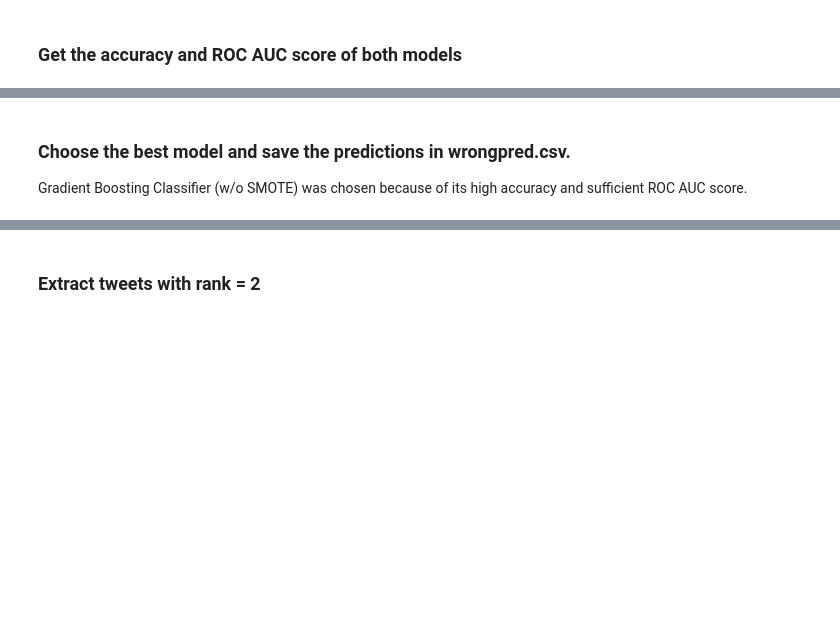
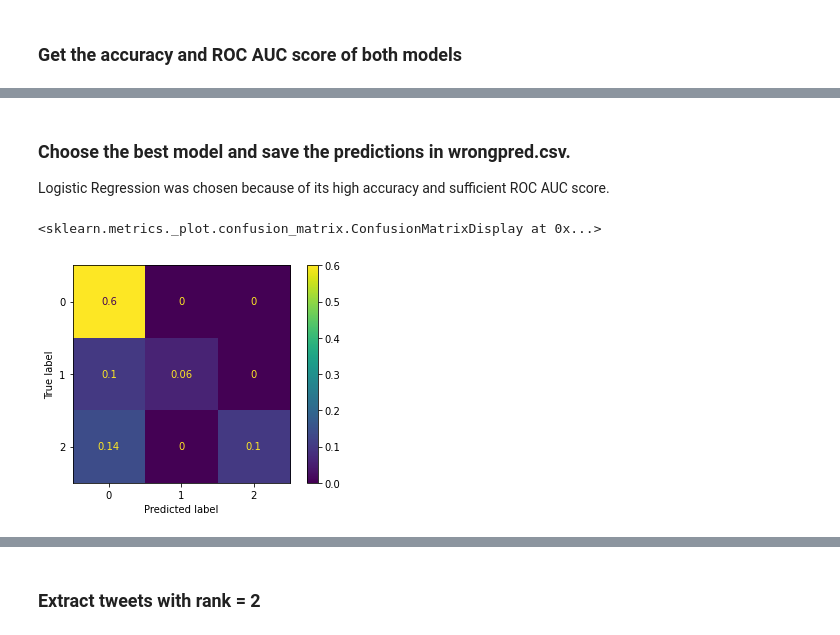
Before and after one commit to CS180-2122-sakUNA/sakUNA, a Jupyter notebook: testmodel.ipynb, the cells around one changed output, grey strips where cells are left out. Cells and saved outputs as stored; diff of their text form; code cells hidden in the pictures; blank space fills up the shorter version.

Commit message:
Added confusion matrices

```diff
--- a/testmodel.ipynb
+++ b/testmodel.ipynb
@@ -196,3 +198,10 @@ ROC AUC score: 0.8181077694235589
 # %% [markdown]
 ### Choose the best model and save the predictions in wrongpred.csv.
-Gradient Boosting Classifier (w/o SMOTE) was chosen because of its high accuracy and sufficient ROC AUC score.
+Logistic Regression was chosen because of its high accuracy and sufficient ROC AUC score.
+# %%
+lr_cm = confusion_matrix(Y_test, lr_pred, labels=[0,1,2], normalize='all')
+disp = ConfusionMatrixDisplay(confusion_matrix=lr_cm,display_labels=[0,1,2])
+disp.plot()
+# %% [output]
+<sklearn.metrics._plot.confusion_matrix.ConfusionMatrixDisplay at 0x...>
+[figure, added]
```
Also changed, not shown: parts of 11 cells of this notebook, 4 other files.
